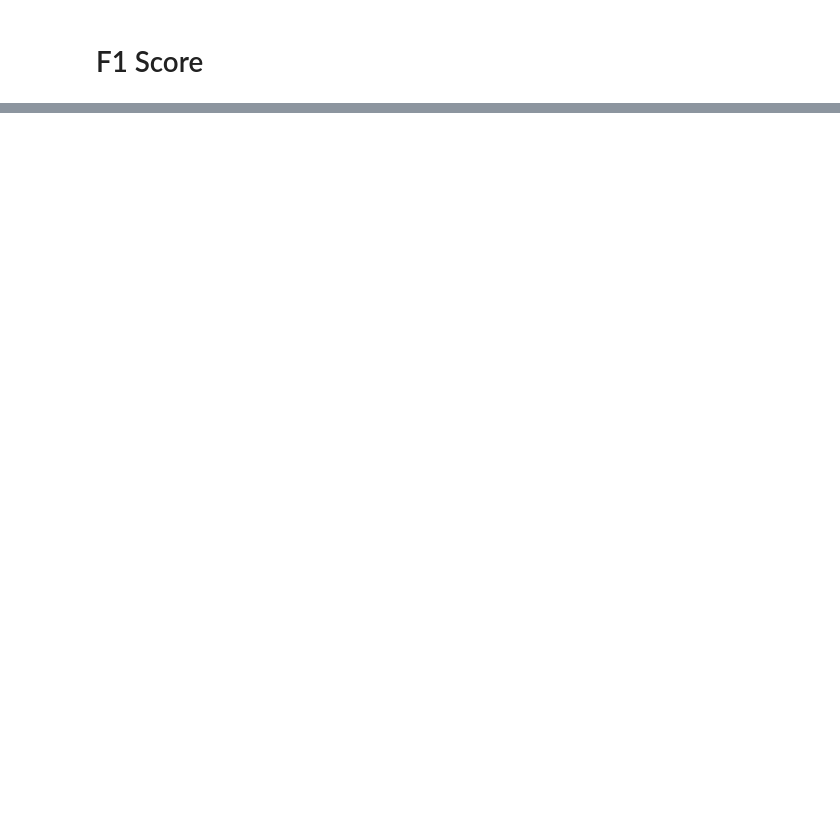
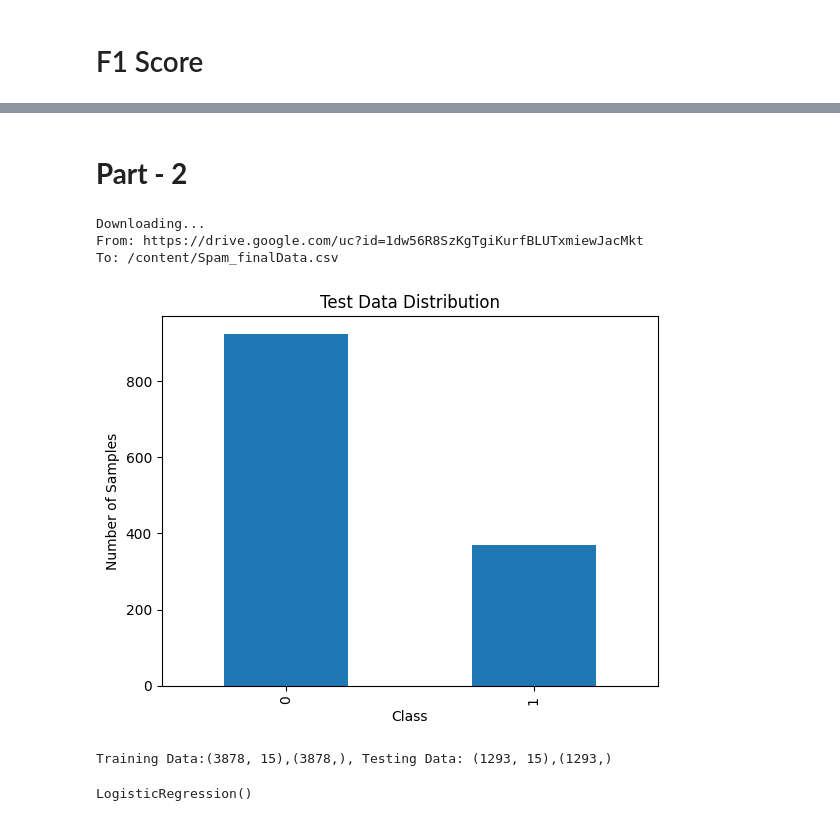
Before and after one commit to piyush1856/machine-learning-algorithms, a Jupyter notebook: 07_Classification_Metrics.ipynb, the cells around one changed output, grey strips where cells are left out. Cells and saved outputs as stored; diff of their text form; code cells hidden in the pictures; blank space fills up the shorter version.

```diff
--- a/07_Classification_Metrics.ipynb
+++ b/07_Classification_Metrics.ipynb
@@ -146,0 +147,36 @@ f1Score:0.8638036809815951
+# %% [markdown]
+# **Part - 2**
+# %%
+import pandas as pd
+import numpy as np
+import matplotlib.pyplot as plt
+from sklearn.linear_model import LogisticRegression
+from sklearn.model_selection import train_test_split
+
+!gdown 1dw56R8SzKgTgiKurfBLUTxmiewJacMkt
+
+dt = pd.read_csv('Spam_finalData.csv')
+
+
+
+
+X_train,X_test,y_train,y_test = train_test_split(dt.drop(['label_num'],axis=1),dt['label_num'])
+
+y_test.value_counts().plot(kind='bar')
+plt.xlabel('Class')
+plt.ylabel('Number of Samples')
+plt.title('Test Data Distribution')
+plt.show()
+
+
+print(f'Training Data:{X_train.shape},{y_train.shape}, Testing Data: {X_test.shape},{y_test.shape}')
+
+model = LogisticRegression()
+model.fit(X_train,y_train)
+# %% [output]
+Downloading...
+From: https://drive.google.com/uc?id=1dw56R8SzKgTgiKurfBLUTxmiewJacMkt
+To: /content/Spam_finalData.csv
+[figure, added]
+Training Data:(3878, 15),(3878,), Testing Data: (1293, 15),(1293,)
+LogisticRegression()
```
Also changed, not shown: parts of 25 cells of this notebook.
